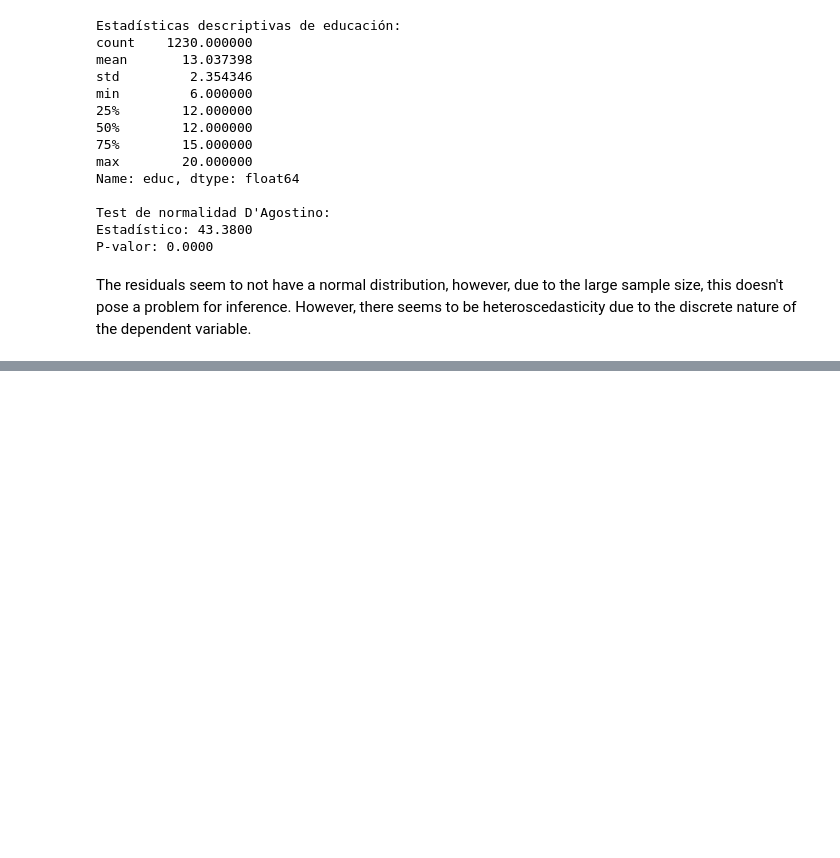
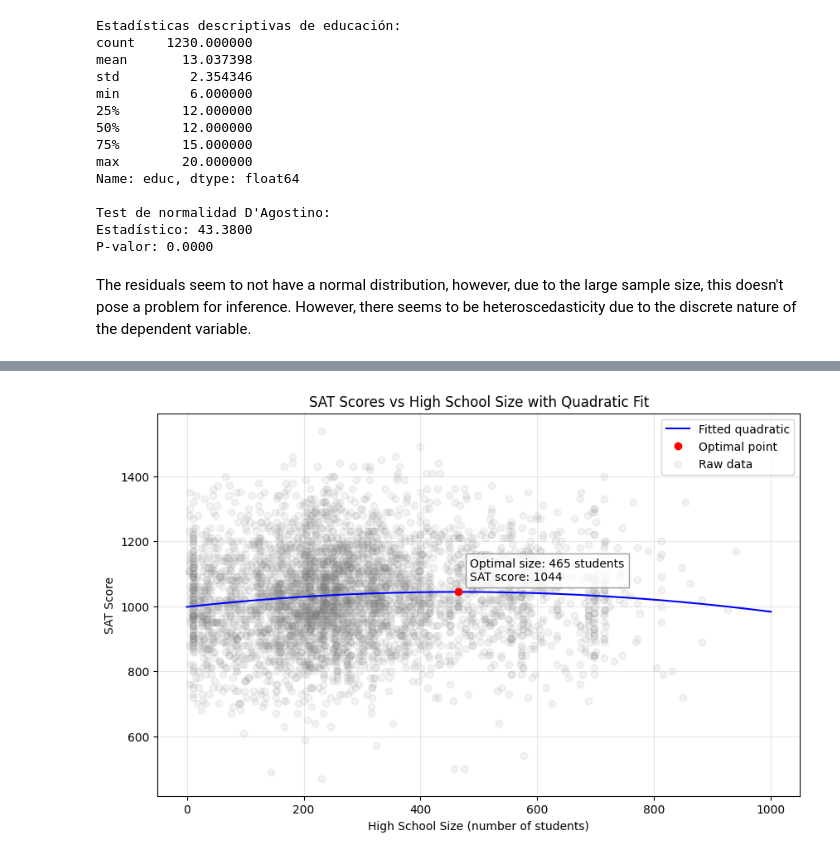
Before and after one commit to Rodmr092/Econometrics, a Jupyter notebook: ch 4-6 exercises.ipynb, the cells around one changed output, grey strips where cells are left out. Cells and saved outputs as stored; diff of their text form; code cells hidden in the pictures; blank space fills up the shorter version.

```diff
--- a/ch 4-6 exercises.ipynb
+++ b/ch 4-6 exercises.ipynb
@@ -1624,0 +1664,5 @@ The residuals seem to not have a normal distribution, however, due to the large
+# %%
+# Modelo 2: Regresión múltiple
+X2 = df_1981[['ldist', 'lintst', 'larea', 'lland', 'rooms', 'baths', 'age']]
+X2 = sm.add_constant(X2)
+model2 = sm.OLS(y, X2).fit()
@@ -1624,0 +2010,14 @@ The residuals seem to not have a normal distribution, however, due to the large
+# %%
+# Part (iv): Log model estimation
+data['log_sat'] = np.log(data['sat'])
+model2 = sm.OLS(data['log_sat'], X).fit()
+
+# Print results
+print("\nModel 2 Results (log(SAT) vs High School Size):")
+print(model2.summary())
+
+# Calculate optimal size for log model
+b1_log = model2.params['hsize']
+b2_log = model2.params['hsizesq']
+optimal_size_log = -b1_log/(2*b2_log)
+print(f"\nOptimal high school size (log model, in hundreds): {optimal_size_log:.2f}")
@@ -1624,0 +2042,44 @@ The residuals seem to not have a normal distribution, however, due to the large
+# %%
+import matplotlib.pyplot as plt
+import numpy as np
+
+# Crear un rango de valores para hsize
+hsize_range = np.linspace(0, 10, 100)  # De 0 a 1000 estudiantes (en cientos)
+
+# Calcular los valores predichos usando los coeficientes del modelo
+b0 = model1.params['const']  # Intercepto
+b1 = model1.params['hsize']  # Coeficiente lineal
+b2 = model1.params['hsizesq']  # Coeficiente cuadrático
+
+predicted_sat = b0 + b1*hsize_range + b2*hsize_range**2
+
+# Crear el gráfico
+plt.figure(figsize=(10, 6))
+
+# Graficar la curva cuadrática
+plt.plot(hsize_range*100, predicted_sat, 'b-', label='Fitted quadratic')
+
+# Marcar el punto óptimo
+optimal_size = -b1/(2*b2)
+optimal_sat = b0 + b1*optimal_size + b2*optimal_size**2
+plt.plot(optimal_size*100, optimal_sat, 'ro', label='Optimal point')
+
+# Añadir los datos originales como scatter plot
+plt.scatter(data['hsize']*100, data['sat'], alpha=0.1, color='gray', label='Raw data')
+
+# Personalizar el gráfico
+plt.xlabel('High School Size (number of students)')
+plt.ylabel('SAT Score')
+plt.title('SAT Scores vs High School Size with Quadratic Fit')
+plt.legend()
+plt.grid(True, alpha=0.3)
+
+# Añadir una anotación para el punto óptimo
+plt.annotate(f'Optimal size: {optimal_size*100:.0f} students\nSAT score: {optimal_sat:.0f}',
+             xy=(optimal_size*100, optimal_sat),
+             xytext=(10, 10), textcoords='offset points',
+             bbox=dict(facecolor='white', edgecolor='gray', alpha=0.8))
+
+plt.show()
+# %% [output]
+[figure, added]
```
Also changed, not shown: parts of 64 cells of this notebook.
